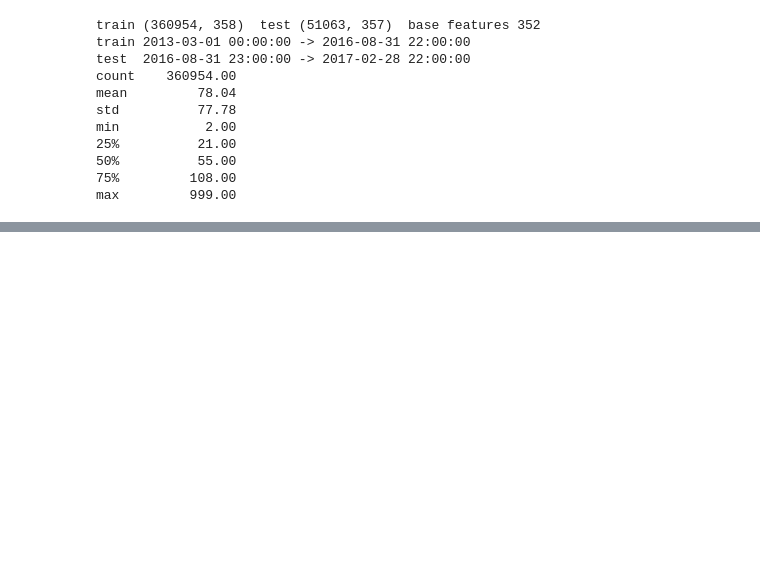
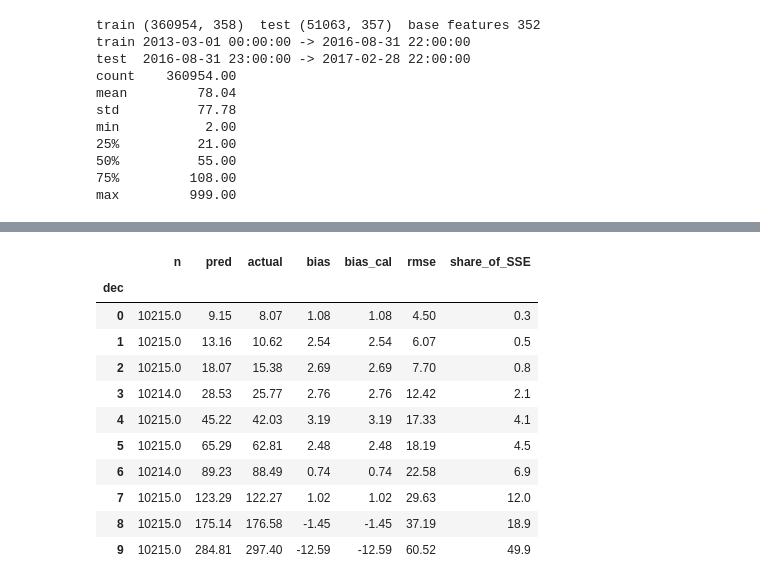
Before and after one commit to SavvyHack/beijing-multi-site-air-quality, a Jupyter notebook: beijing_pm25_merged.ipynb, the cells around one changed output, grey strips where cells are left out. Saved outputs shown, nothing was run; the diff lists cells and outputs as text; code cells hidden in the pictures; blank space fills up the shorter version.

```diff
--- a/beijing_pm25_merged.ipynb
+++ b/beijing_pm25_merged.ipynb
@@ -881,0 +223,16 @@ the organisers about it, and you should ask before submitting anything from run
+# %%
+rows = []
+for name, itr, iva in FOLDS:
+    ytr, yva = train[TARGET].values[itr], train[TARGET].values[iva]
+    r_mean = rmse(yva, np.full(len(yva), ytr.mean()))
+    m_ = np.nanmedian(train["PM10"].values[itr])
+    cf = np.polyfit(np.nan_to_num(train["PM10"].values[itr], nan=m_), ytr, 1)
+    r_pm10 = rmse(yva, np.clip(np.polyval(cf, np.nan_to_num(train["PM10"].values[iva], nan=m_)), Y_MIN, Y_MAX))
+    key = ["station", "month", "hour"]
+    g = train.iloc[itr].groupby(key, observed=True)[TARGET].mean().rename("g")
+    pv = train.iloc[iva][key].merge(g, left_on=key, right_index=True, how="left")["g"].fillna(ytr.mean())
+    rows.append(dict(fold=name, const=r_mean, pm10_linear=r_pm10, group_mean=rmse(yva, pv.values)))
+
+BASE = pd.DataFrame(rows).set_index("fold").round(3)
+display(BASE)
+print("\nfloor to beat (pm10_linear on %s): %.3f" % (PRIMARY, BASE.loc[PRIMARY, "pm10_linear"]))
@@ -881,0 +911,60 @@ the organisers about it, and you should ask before submitting anything from run
+# %%
+from sklearn.isotonic import IsotonicRegression
+
+def cal_identity(fit_p, fit_a):
+    return lambda p: p
+
+def cal_linear_shrunk(fit_p, fit_a, shrink=0.5):
+    b1, b0 = np.polyfit(fit_p, fit_a, 1)
+    b1s = 1.0 + shrink * (b1 - 1.0)
+    b0s = shrink * b0
+    return lambda p: b0s + b1s * p
+
+def cal_isotonic(fit_p, fit_a):
+    ir = IsotonicRegression(out_of_bounds="clip").fit(fit_p, fit_a)
+    return lambda p: ir.predict(p)
+
+CANDS = {"identity": cal_identity, "linear_shrunk": cal_linear_shrunk, "isotonic": cal_isotonic}
+
+pos = {v: i for i, v in enumerate(idx)}
+CAL_FN = cal_identity(blend_oof, A)
+if CALIBRATE and len(FOLDS) >= 2:
+    report = {}
+    for cname, maker in CANDS.items():
+        gains = []
+        for i, (fname, _, iva) in enumerate(FOLDS):
+            cur = np.array([pos[x] for x in iva if x in pos])
+            oth = np.array([pos[x] for j, (_, _, jv) in enumerate(FOLDS) if j != i for x in jv if x in pos])
+            if len(cur) == 0 or len(oth) == 0: continue
+            f = maker(blend_oof[oth], A[oth])
+            before = rmse(A[cur], blend_oof[cur])
+            after  = rmse(A[cur], np.clip(f(blend_oof[cur]), Y_MIN, Y_MAX))
+            gains.append(before - after)
+        report[cname] = dict(mean_gain=float(np.mean(gains)), min_gain=float(np.min(gains)),
+                             last_gain=float(gains[-1]))
+    display(pd.DataFrame(report).T.round(4))
+    # Admit only if it helps on average AND does not hurt any fold AND helps the primary one.
+    ok = {k: v for k, v in report.items()
+          if k != "identity" and v["mean_gain"] > 0.05 and v["min_gain"] > -0.05 and v["last_gain"] > 0}
+    if ok:
+        pick = max(ok, key=lambda k: ok[k]["mean_gain"])
+        CAL_FN = CANDS[pick](blend_oof, A)
+        print(f"applying: {pick}  (mean gain {ok[pick]['mean_gain']:.3f})")
+    else:
+        print("no candidate held out of fold -- predictions left uncalibrated")
+
+cal_oof = np.clip(CAL_FN(blend_oof), Y_MIN, Y_MAX)
+print(f"\nOOF blend {rmse(A, blend_oof):.4f} | calibrated {rmse(A, cal_oof):.4f} "
+      f"| bias {blend_oof.mean() - A.mean():+.2f}")
+
+# Bias by predicted decile -- read this even when no correction is applied. It is where the RMSE is.
+t = pd.DataFrame({"p": blend_oof, "a": A, "c": cal_oof})
+t["dec"] = pd.qcut(t.p, 10, labels=False, duplicates="drop")
+dec = t.groupby("dec").apply(lambda g: pd.Series({
+    "n": len(g), "pred": g.p.mean(), "actual": g.a.mean(),
+    "bias": g.p.mean() - g.a.mean(), "bias_cal": g.c.mean() - g.a.mean(),
+    "rmse": rmse(g.a, g.p), "share_of_SSE": ((g.p - g.a) ** 2).sum()}))
+dec["share_of_SSE"] = (dec["share_of_SSE"] / dec["share_of_SSE"].sum() * 100).round(1)
+display(dec.round(2))
+print("share_of_SSE is the percentage of total squared error in each decile -- that is your budget.")
+# %% [output]
@@ -881,0 +978,12 @@ the organisers about it, and you should ask before submitting anything from run
+|  | n | pred | actual | bias | bias_cal | rmse | share_of_SSE |
+| dec |  |  |  |  |  |  |  |
+| 0 | 10215.0 | 9.15 | 8.07 | 1.08 | 1.08 | 4.50 | 0.3 |
+| 1 | 10215.0 | 13.16 | 10.62 | 2.54 | 2.54 | 6.07 | 0.5 |
+| 2 | 10215.0 | 18.07 | 15.38 | 2.69 | 2.69 | 7.70 | 0.8 |
+| 3 | 10214.0 | 28.53 | 25.77 | 2.76 | 2.76 | 12.42 | 2.1 |
+| 4 | 10215.0 | 45.22 | 42.03 | 3.19 | 3.19 | 17.33 | 4.1 |
+| 5 | 10215.0 | 65.29 | 62.81 | 2.48 | 2.48 | 18.19 | 4.5 |
+| 6 | 10214.0 | 89.23 | 88.49 | 0.74 | 0.74 | 22.58 | 6.9 |
+| 7 | 10215.0 | 123.29 | 122.27 | 1.02 | 1.02 | 29.63 | 12.0 |
+| 8 | 10215.0 | 175.14 | 176.58 | -1.45 | -1.45 | 37.19 | 18.9 |
+| 9 | 10215.0 | 284.81 | 297.40 | -12.59 | -12.59 | 60.52 | 49.9 |
```
Also changed, not shown: parts of 63 cells of this notebook, 8 other files.
